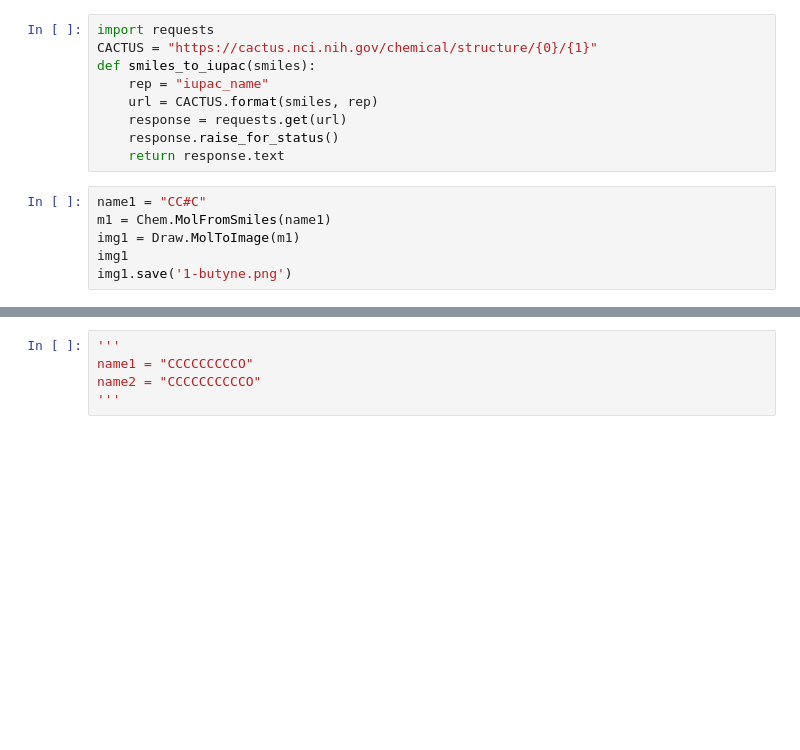
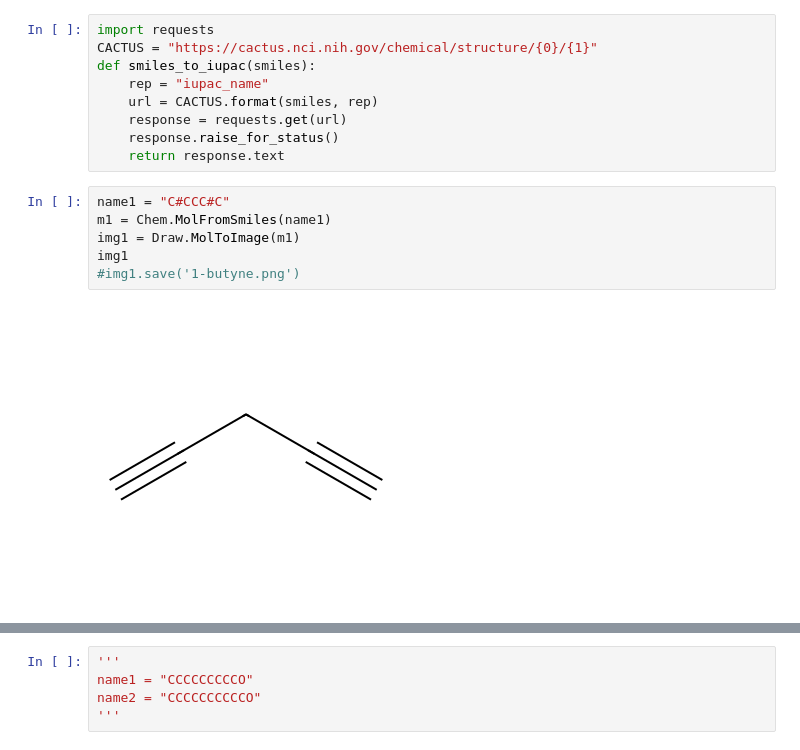
Before and after one commit to Sawahiko/SMILE_to_Feature, a Jupyter notebook: MainFile.ipynb, the cells around one changed output, grey strips where cells are left out. Drawn from its saved outputs; the diff is of its cells as text; blank space fills up the shorter version.

```diff
--- a/MainFile.ipynb
+++ b/MainFile.ipynb
@@ -189,9 +189,11 @@ def smiles_to_iupac(smiles):
     response.raise_for_status()
     return response.text
 # %%
-name1 = "CC#C"
+name1 = "C#CCC#C"
 m1 = Chem.MolFromSmiles(name1)
 img1 = Draw.MolToImage(m1)
 img1
-img1.save('1-butyne.png')
+#img1.save('1-butyne.png')
+# %% [output]
+[figure, added]
 # %%
```
Also changed, not shown: parts of 24 cells of this notebook, 3 other files.
